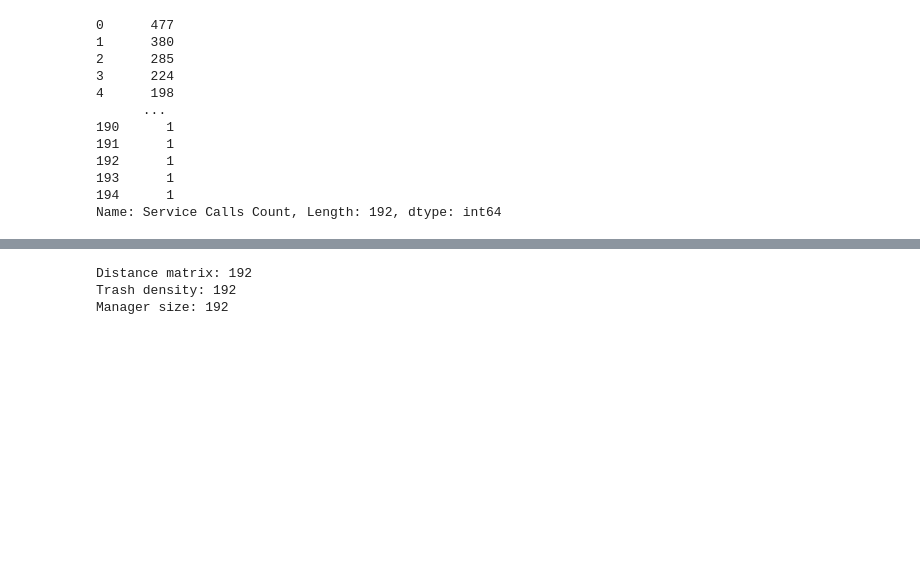
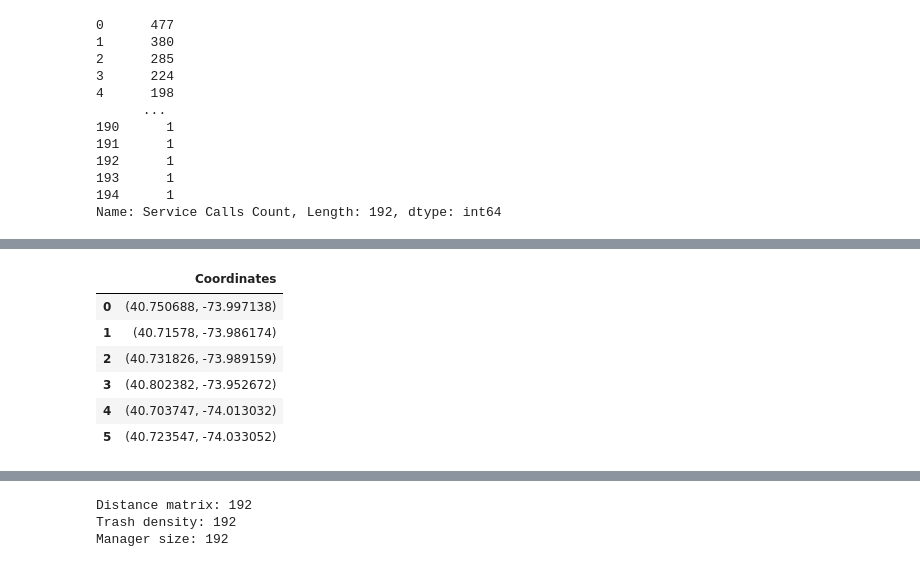
Before and after one commit to mablezhang2003/trash-route-optimization, a Jupyter notebook: Service Request Analysis.ipynb, the cells around one changed output, grey strips where cells are left out. Saved outputs shown, nothing was run; the diff lists cells and outputs as text; code cells hidden in the pictures; blank space fills up the shorter version.

```diff
--- a/Service Request Analysis.ipynb
+++ b/Service Request Analysis.ipynb
@@ -341,3 +328,13 @@ with open('bp_nodes.json', 'w') as f:
+# %%
+bp_street_data
+# %% [output]
+|  | Coordinates |
+| 0 | (40.750688, -73.997138) |
+| 1 | (40.71578, -73.986174) |
+| 2 | (40.731826, -73.989159) |
+| 3 | (40.802382, -73.952672) |
+| 4 | (40.703747, -74.013032) |
+| 5 | (40.723547, -74.033052) |
 # %%
 # create graph
 
```
Also changed, not shown: parts of 15 cells of this notebook, 2 other files.
